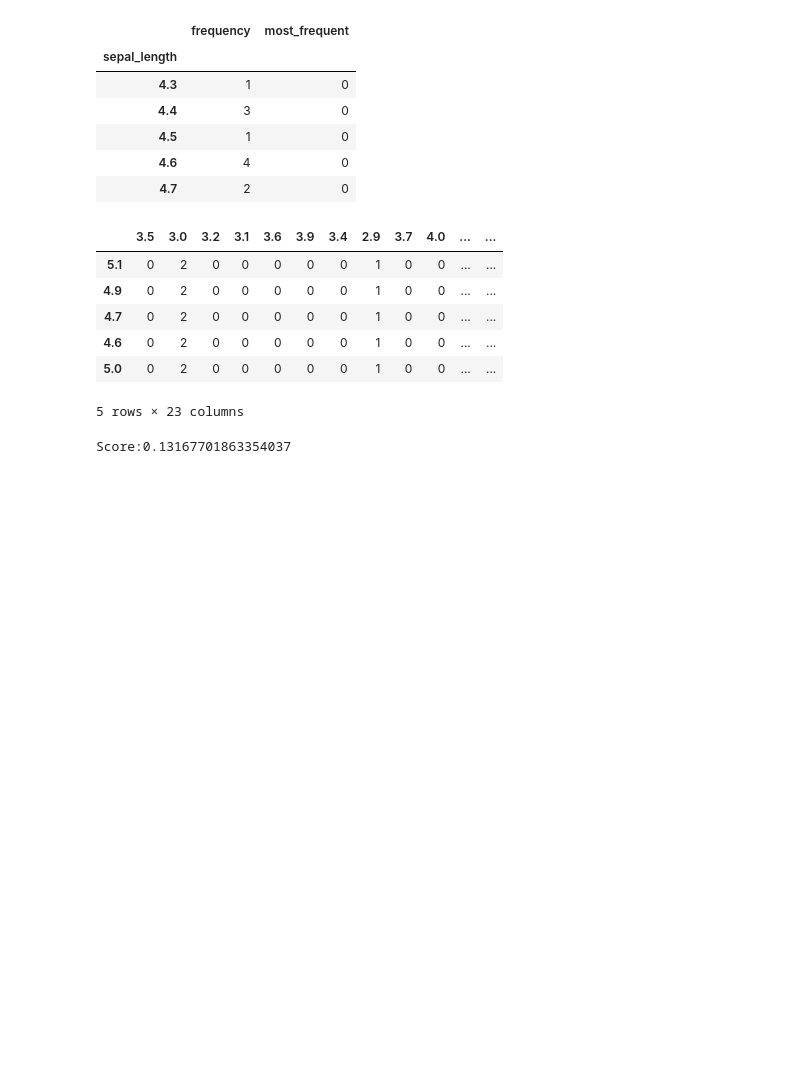
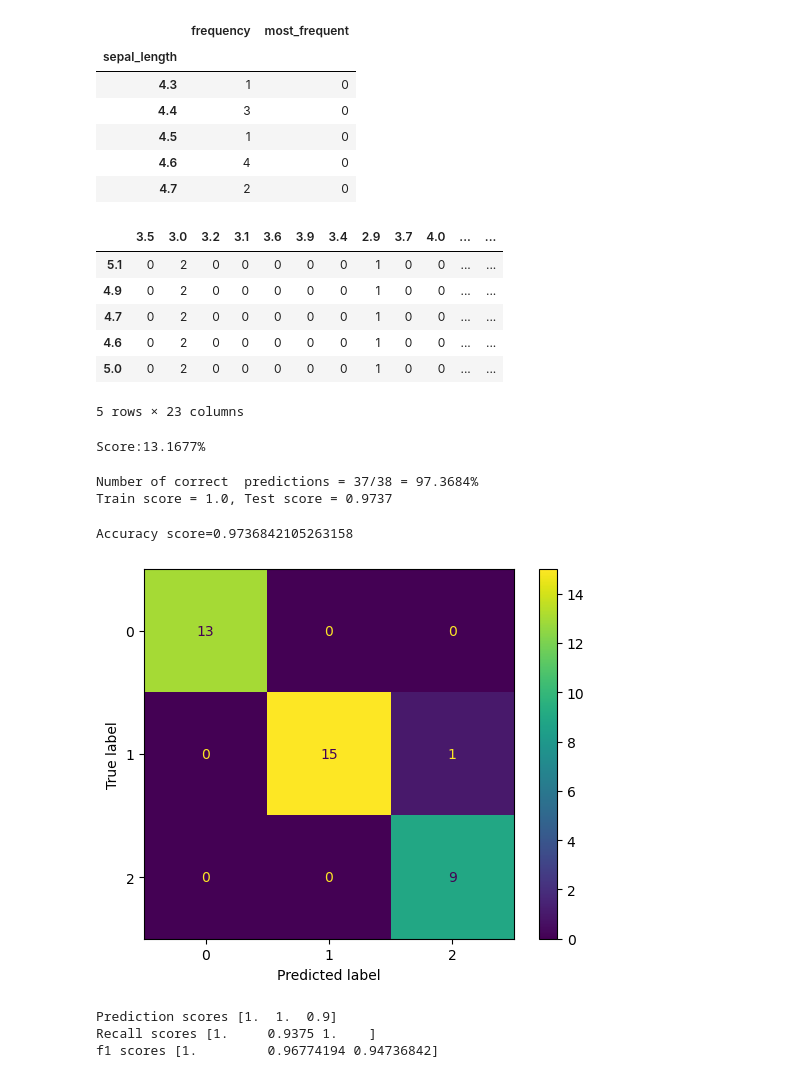
Before and after one commit to Linus-J/data-mining-tasks, a Jupyter notebook: 3-Rule-Classification/classifier.ipynb, the cells around one changed output. Saved outputs shown, nothing was run; the diff lists cells and outputs as text; code cells hidden in the pictures; blank space fills up the shorter version.

```diff
--- a/3-Rule-Classification/classifier.ipynb
+++ b/3-Rule-Classification/classifier.ipynb
@@ -72,6 +72,55 @@ for sample in df.values:
 	w = sample[1]
 	if M.loc[l,w] == sample[4]:
 		correct+=1
-print(f'Score:{correct/M.size}')
+print(f'Score:{round(correct/M.size * 100,4)}%')
 # %% [output]
-Score:0.13167701863354037
+Score:13.1677%
+# %%
+from sklearn.model_selection import train_test_split
+from sklearn import tree
+
+xtrain,xtest,ytrain,ytest = train_test_split(iris.data,iris.target,random_state=0)
+
+clf = tree.DecisionTreeClassifier(random_state=0)
+
+clf.fit(xtrain,ytrain)
+
+yhat = clf.predict(xtest)
+
+count = 0
+Mtest = len(ytest)
+for i in range(Mtest):
+    if (yhat[i]==ytest[i]):
+        count+=1
+score = (count/Mtest)*100
+print(f'Number of correct  predictions = {count}/{Mtest} = {round(score,4)}%')
+print(f'Train score = {clf.score(xtrain,ytrain)}, Test score = {round(clf.score(xtest,ytest),4)}')
+# %% [output]
+Number of correct  predictions = 37/38 = 97.3684%
+Train score = 1.0, Test score = 0.9737
+# %%
+from sklearn import metrics
+from sklearn.metrics import ConfusionMatrixDisplay
+import matplotlib.pyplot as plt
+
+print(f'Accuracy score={metrics.accuracy_score(ytest,yhat)}')
+
+cm = metrics.confusion_matrix(ytest,yhat)
+disp = ConfusionMatrixDisplay(confusion_matrix=cm,display_labels=clf.classes_)
+disp.plot()
+plt.show()
+
+pre = metrics.precision_score(ytest,yhat,average=None)
+print(f'Prediction scores {pre}')
+
+recall = metrics.recall_score(ytest,yhat,average=None)
+print(f'Recall scores {recall}')
+
+f1 = metrics.f1_score(ytest,yhat,average=None)
+print(f'f1 scores {f1}')
+# %% [output]
+Accuracy score=0.9736842105263158
+[figure, added]
+Prediction scores [1.  1.  0.9]
+Recall scores [1.     0.9375 1.    ]
+f1 scores [1.         0.96774194 0.94736842]
```
Also changed, not shown: parts of 5 cells of this notebook, 2 other files.
